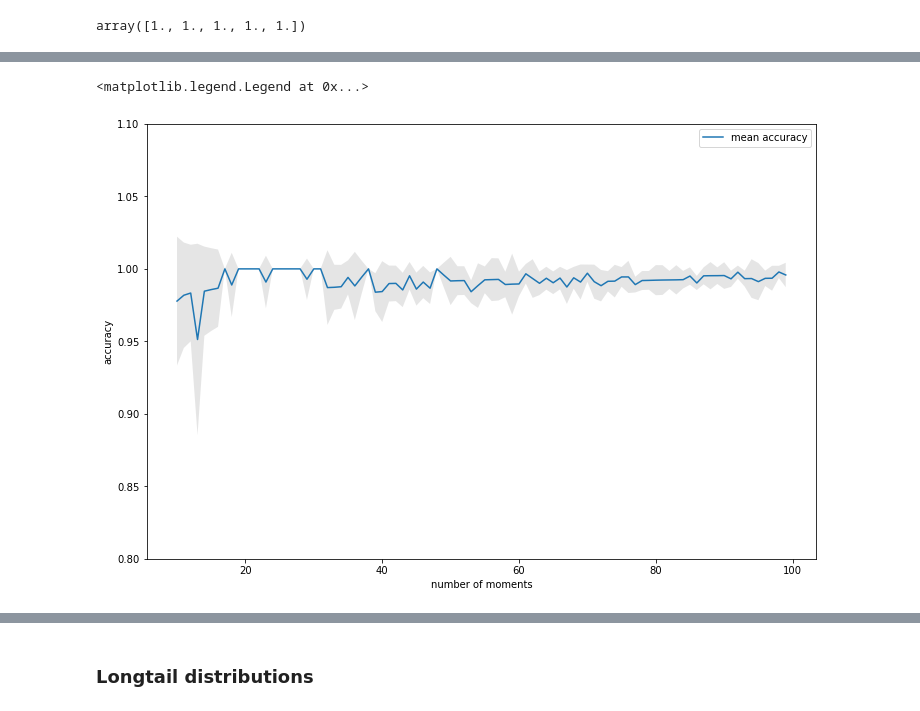
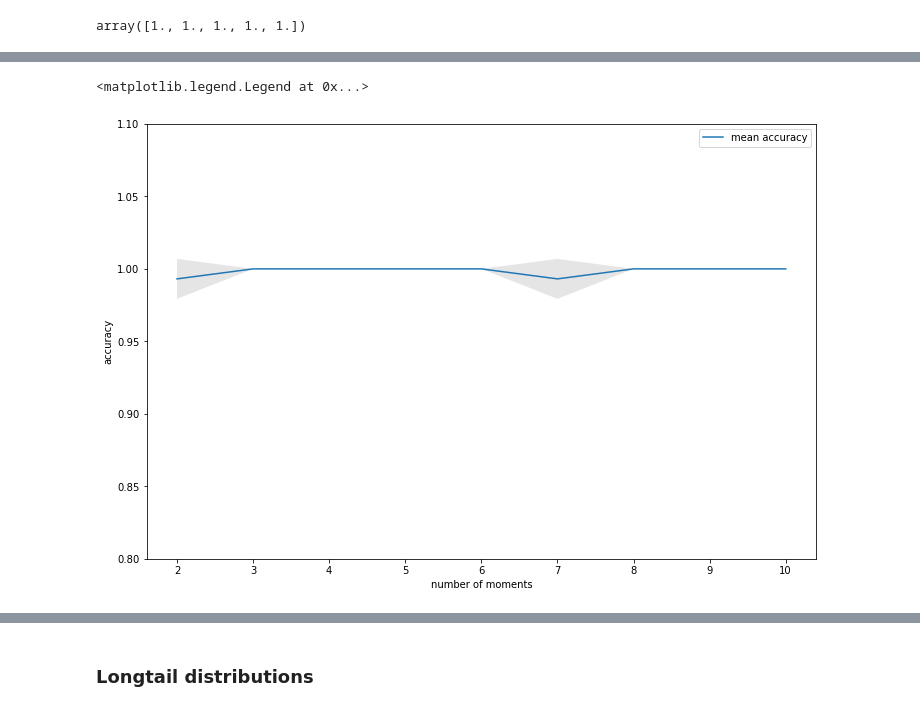
Before and after one commit to sheilafarrahi/thesis, a Jupyter notebook: method_of_moments.ipynb, the cells around one changed output, grey strips where cells are left out. Cells and saved outputs as stored; diff of their text form; code cells hidden in the pictures.

```diff
--- a/method_of_moments.ipynb
+++ b/method_of_moments.ipynb
@@ -57,12 +57,27 @@ cm.svm_model(moments_df, test_size, cv, plot=1)
 array([1., 1., 1., 1., 1.])
 # %%
 # testing number of smaples vs accuracy
-acc_mean = []
+acc_mean = [] # list to keep track of acc
 acc_std = []
-nr_sample_list = list(range(10,100))
+nr_sample_list = list(range(10,61,10))
+nr_moments_list = list(range(2,11))
 
-for i in moments_list:
-    moments_df = dem.get_moments_df(bounded_dists, nr_moments, i, sample_size)
-    score = cm.svm_model(moments_df, test_size, cv)
-    acc_mean.append(score.mean())
-    acc_std.append(score.std())
+for i in nr_sample_list:
+    acc_mean_i = []
+    acc_std_i = []
+    for j in nr_moments_list:
+        bounded_samples = dm.get_samples(bounded_dists, i, sample_size)
+        moments_df = dem.get_moments_df(bounded_samples, j)
+        score = cm.svm_model(moments_df, test_size, cv)
+        acc_mean_i.append(score.mean())
+        acc_std_i.append(score.std())
+    acc_mean.append(acc_mean_i)
+    acc_std.append(acc_std_i)
+# %%
+plt.figure(figsize=(12, 8))
+for i in range(len(acc_mean)):
+    plt.plot(nr_moments_list, acc_mean[i], label=('# samples'+ str(nr_sample_list[i])))
+    plt.title('accuracy for diffrent number of samples and moments')
+    plt.xlabel('number of moments')
+    plt.ylabel('accuracy')
+    plt.legend()
@@ -69,18 +86,18 @@ for i in moments_list:
 # %%
 plt.figure(figsize=(12, 8))
 ax = plt.gca()
-plt.plot(nr_sample_list,acc_mean, label='mean accuracy')
+plt.plot(nr_moments_list,acc_mean[2], label='mean accuracy')
 
-plt.gca().fill_between(nr_sample_list,
-                       [i-j for i,j in zip(acc_mean, acc_std)],
-                       [i+j for i,j in zip(acc_mean, acc_std)],
+plt.gca().fill_between(nr_moments_list,
+                       [i-j for i,j in zip(acc_mean[2], acc_std[2])],
+                       [i+j for i,j in zip(acc_mean[2], acc_std[2])],
                        facecolor='gray',
                        alpha=0.2)
 
 plt.xlabel('number of moments')
 plt.ylabel('accuracy')
 plt.ylim(0.8,1.1)
 plt.legend()
 # %% [output]
 <matplotlib.legend.Legend at 0x...>
-[figure, old version]
+[figure, new version]
```
Also changed, not shown: parts of 3 cells of this notebook.
